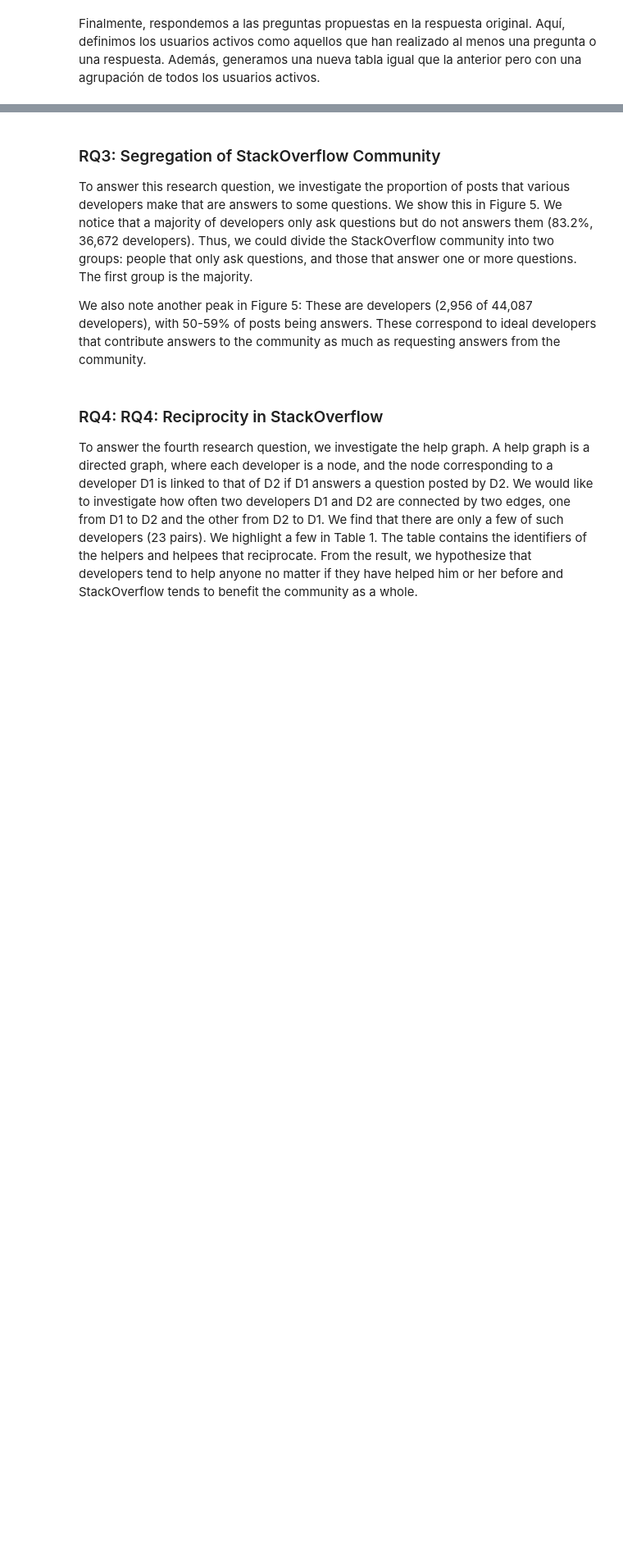
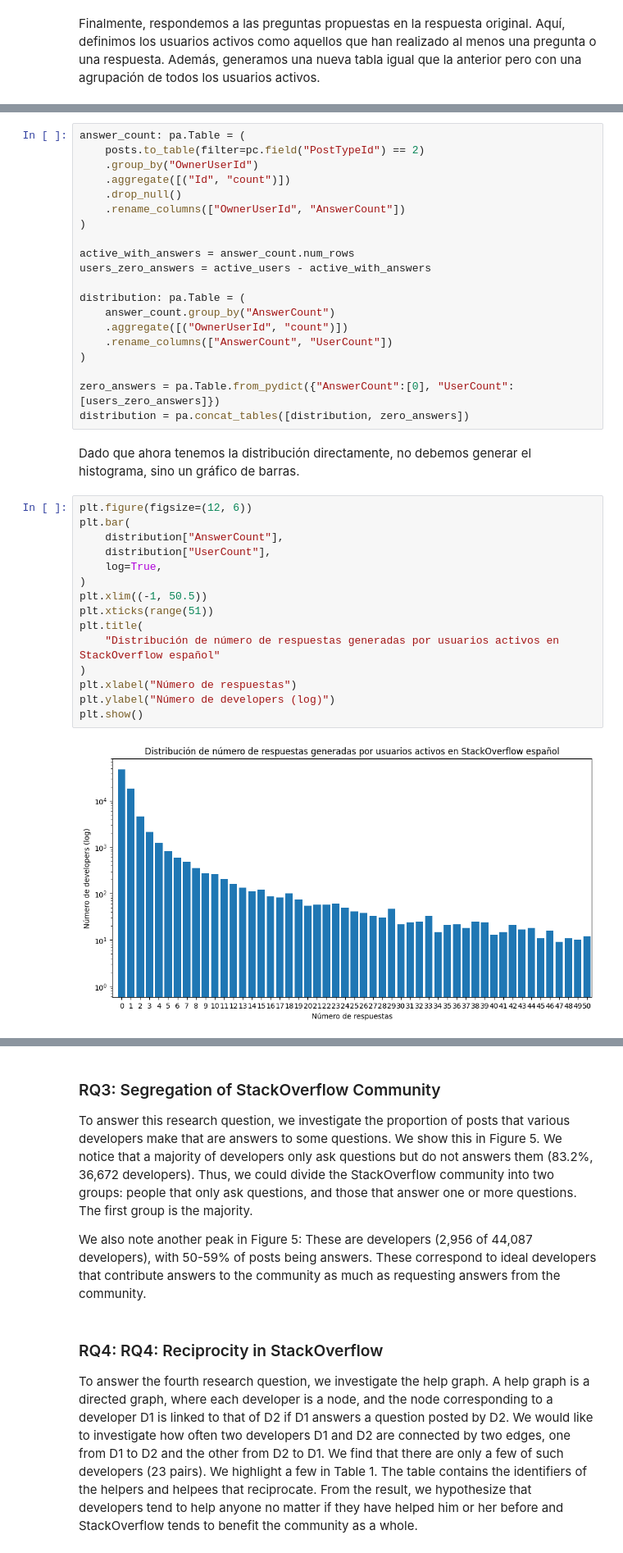
Before and after one commit to valevil27/dbge-pyarrow, a Jupyter notebook: exploration.ipynb, the cells around one changed output, grey strips where cells are left out. Shown at 82% size. Cells and saved outputs as stored; diff of their text form; blank space fills up the shorter version.

```diff
--- a/exploration.ipynb
+++ b/exploration.ipynb
@@ -740,0 +742,39 @@ Compared with the distribution of questioners, the distribution of answers is di
+# %%
+answer_count: pa.Table = (
+    posts.to_table(filter=pc.field("PostTypeId") == 2)
+    .group_by("OwnerUserId")
+    .aggregate([("Id", "count")])
+    .drop_null()
+    .rename_columns(["OwnerUserId", "AnswerCount"])
+)
+
+active_with_answers = answer_count.num_rows
+users_zero_answers = active_users - active_with_answers
+
+distribution: pa.Table = (
+    answer_count.group_by("AnswerCount")
+    .aggregate([("OwnerUserId", "count")])
+    .rename_columns(["AnswerCount", "UserCount"])
+)
+
+zero_answers = pa.Table.from_pydict({"AnswerCount":[0], "UserCount":[users_zero_answers]})
+distribution = pa.concat_tables([distribution, zero_answers])
+# %% [markdown]
+Dado que ahora tenemos la distribución directamente, no debemos generar el histograma, sino un gráfico de barras.
+# %%
+plt.figure(figsize=(12, 6))
+plt.bar(
+    distribution["AnswerCount"],
+    distribution["UserCount"],
+    log=True,
+)
+plt.xlim((-1, 50.5))
+plt.xticks(range(51))
+plt.title(
+    "Distribución de número de respuestas generadas por usuarios activos en StackOverflow español"
+)
+plt.xlabel("Número de respuestas")
+plt.ylabel("Número de developers (log)")
+plt.show()
+# %% [output]
+[figure, added]
```
Also changed, not shown: parts of 6 cells of this notebook.
